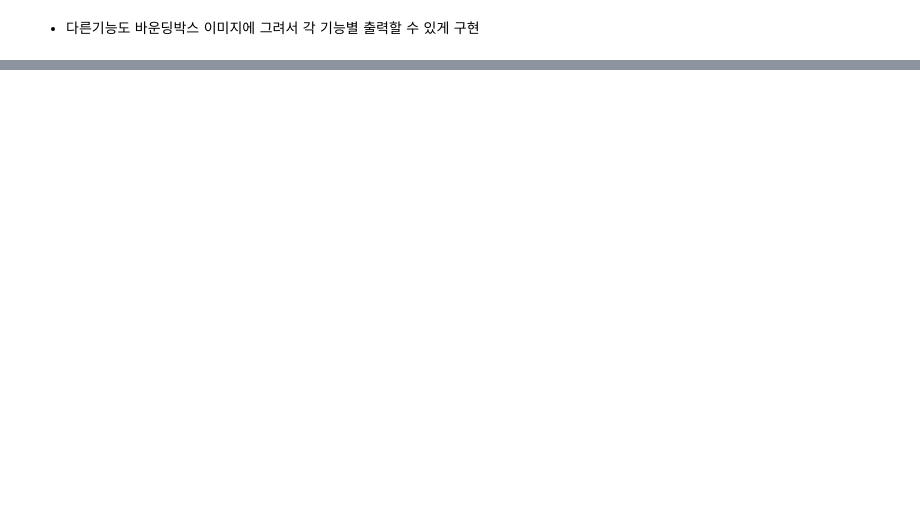
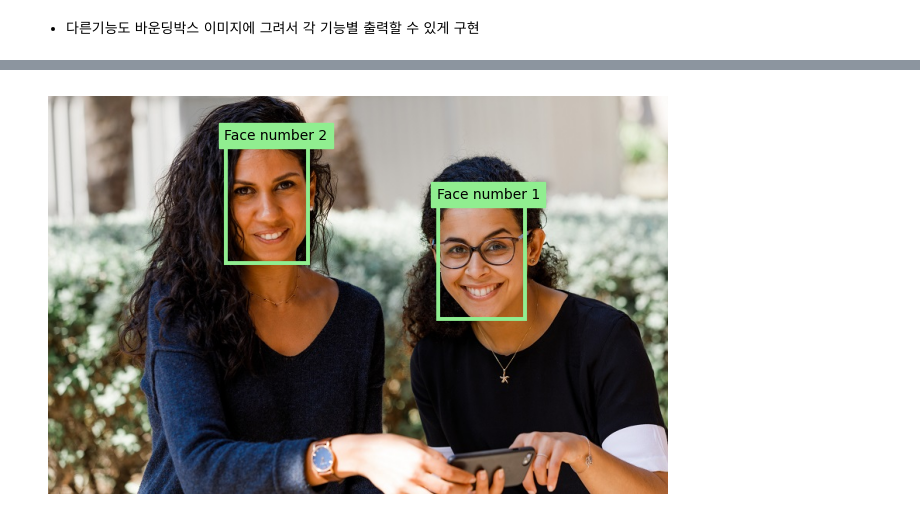
Before and after one commit to yongsuk204/MS_AI_SCHOOL_6, a Jupyter notebook: Azure AI Vision/AiVision.ipynb, the cells around one changed output, grey strips where cells are left out. Cells and saved outputs as stored; diff of their text form; code cells hidden in the pictures; blank space fills up the shorter version.

```diff
--- a/Azure AI Vision/AiVision.ipynb
+++ b/Azure AI Vision/AiVision.ipynb
@@ -419,0 +535,89 @@ To create a public link, set `share=True` in `launch()`.
+# %%
+cog_endpoint = ""
+cog_key = ""
+# %%
+import os
+from PIL import Image, ImageDraw
+from matplotlib import pyplot as plt
+
+# Import namespaces
+from azure.ai.vision.face import FaceClient
+from azure.ai.vision.face.models import FaceDetectionModel, FaceRecognitionModel, FaceAttributeTypeDetection03
+from azure.core.credentials import AzureKeyCredential
+
+def main():
+
+    global face_client
+
+    try:
+        # Authenticate Face client
+        face_client = FaceClient(
+            endpoint=cog_endpoint,
+            credential=AzureKeyCredential(cog_key)
+        )
+
+        DetectFaces(os.path.join('../Azure AI Vision/mslearn-ai-vision-main/Labfiles/04-face/Python/face-api/images/people.jpg'))
+
+    except Exception as ex:
+        print(ex)
+
+def DetectFaces(image_file):
+    print('Detecting faces in', image_file)
+
+    # Specify facial features to be retrieved
+    features = [FaceAttributeTypeDetection03.HEAD_POSE,
+                FaceAttributeTypeDetection03.BLUR,
+                FaceAttributeTypeDetection03.MASK]
+
+    # Get faces
+    with open(image_file, mode="rb") as image_data:
+        detected_faces = face_client.detect(
+            image_content=image_data.read(),
+            detection_model=FaceDetectionModel.DETECTION03,
+            recognition_model=FaceRecognitionModel.RECOGNITION04,
+            return_face_id=False,
+            return_face_attributes=features,
+        )
+
+        if len(detected_faces) > 0:
+            print(len(detected_faces), 'faces detected.')
+
+            # Prepare image for drawing
+            fig = plt.figure(figsize=(8, 6))
+            plt.axis('off')
+            image = Image.open(image_file)
+            draw = ImageDraw.Draw(image)
+            color = 'lightgreen'
+            face_count = 0
+
+            # Draw and annotate each face
+            for face in detected_faces:
+
+                # Get face properties
+                face_count += 1
+                print('\nFace number {}'.format(face_count))
+                print(' - Head Pose (Yaw): {}'.format(face.face_attributes.head_pose.yaw))
+                print(' - Head Pose (Pitch): {}'.format(face.face_attributes.head_pose.pitch))
+                print(' - Head Pose (Roll): {}'.format(face.face_attributes.head_pose.roll))
+                print(' - Blur: {}'.format(face.face_attributes.blur.blur_level))
+                print(' - Mask: {}'.format(face.face_attributes.mask.type))
+
+                # Draw and annotate face
+                r = face.face_rectangle
+                bounding_box = ((r.left, r.top), (r.left + r.width, r.top + r.height))
+                draw = ImageDraw.Draw(image)
+                draw.rectangle(bounding_box, outline=color, width=5)
+                annotation = 'Face number {}'.format(face_count)
+                plt.annotate(annotation,(r.left, r.top), backgroundcolor=color)
+
+            # show img
+            plt.imshow(image)
+
+            # Save annotated image
+            # outputfile = 'detected_faces.jpg'
+            # fig.savefig(outputfile)
+            # print('\nResults saved in', outputfile)
+
+if __name__ == "__main__":
+    main()
+# %% [output]
@@ -419,0 +640 @@ To create a public link, set `share=True` in `launch()`.
+[figure, added]
```
Also changed, not shown: parts of 9 cells of this notebook, 8 other files.
